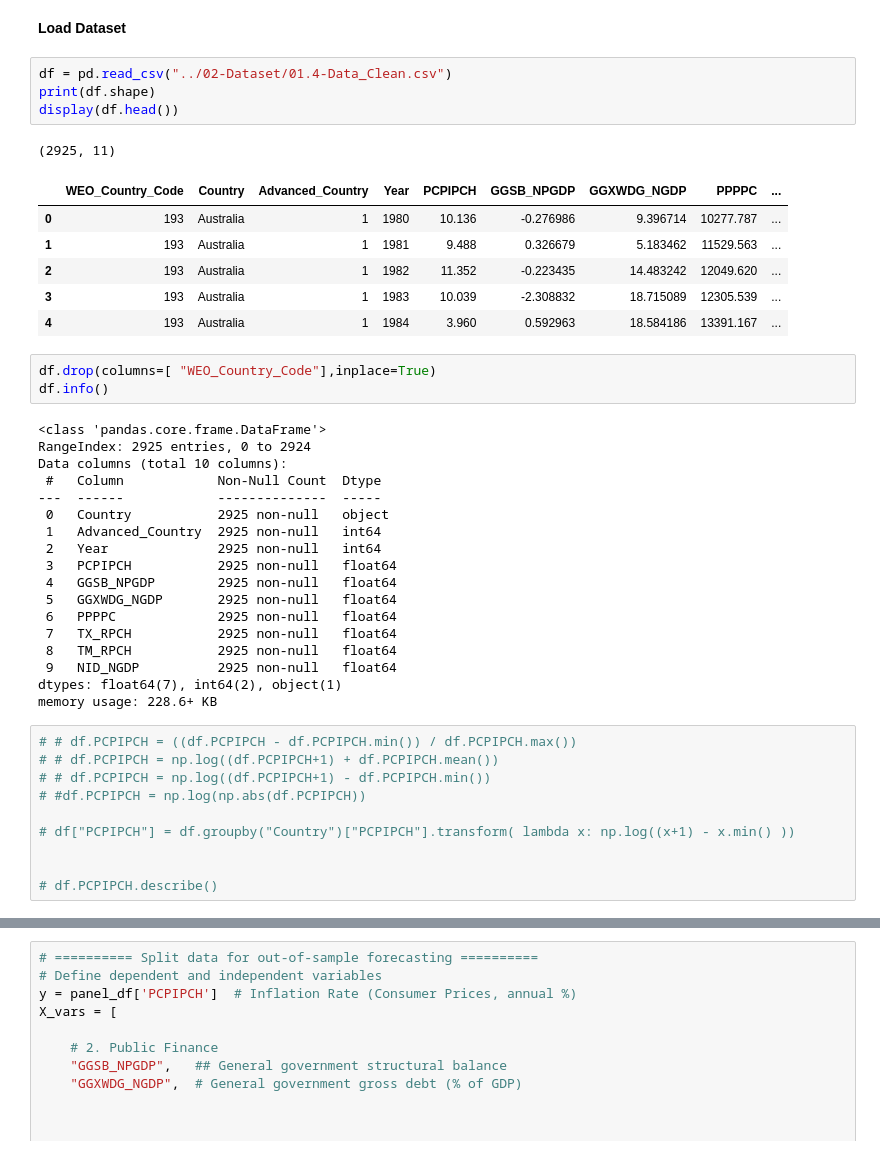
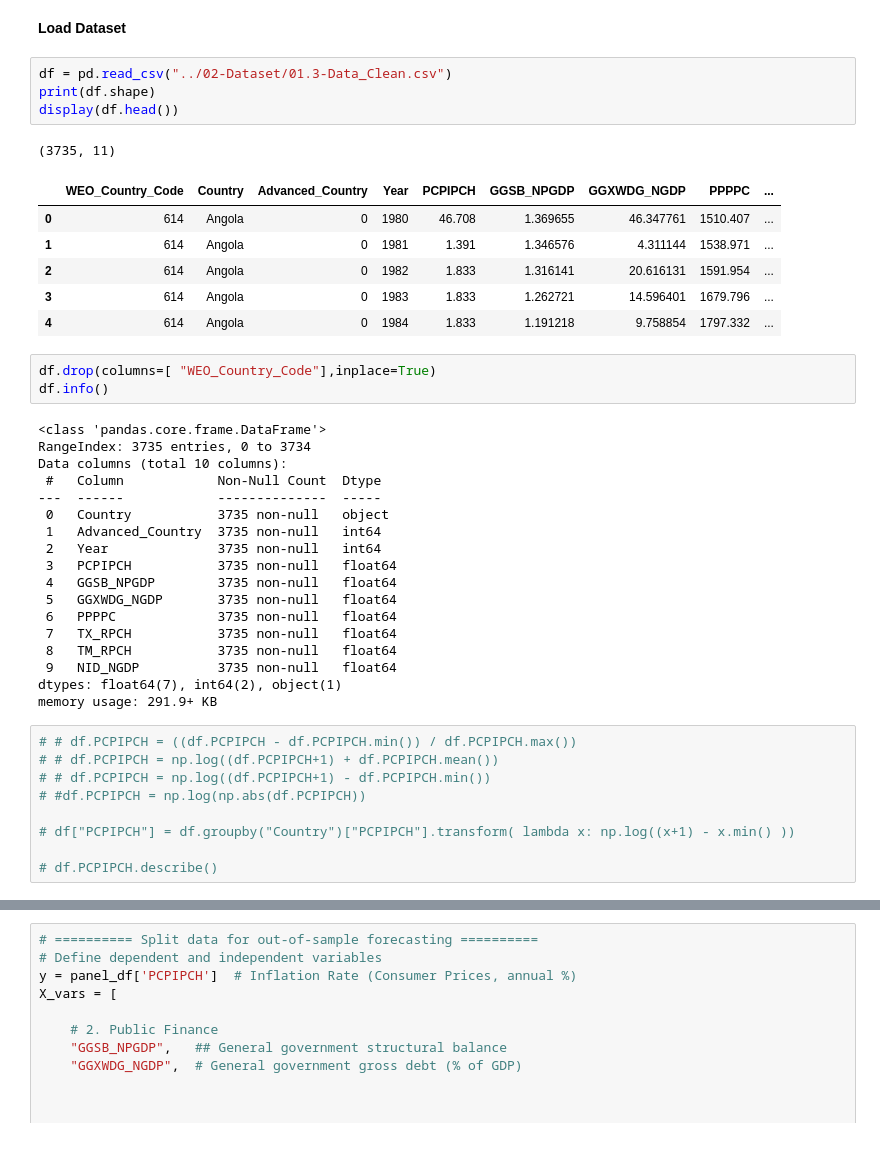
Before and after one commit to MohamedataS/Inflation-Forecasting-PanelModels, a Jupyter notebook: 05-Models_Panel_Data/01-Models_Python.ipynb, the cells around one changed output, grey strips where cells are left out. Saved outputs shown, nothing was run; the diff lists cells and outputs as text.

```diff
--- a/05-Models_Panel_Data/01-Models_Python.ipynb
+++ b/05-Models_Panel_Data/01-Models_Python.ipynb
@@ -159,38 +169,38 @@ pd.set_option('future.no_silent_downcasting', True)
 # %% [markdown]
 **Load Dataset**
 # %%
-df = pd.read_csv("../02-Dataset/01.4-Data_Clean.csv")
+df = pd.read_csv("../02-Dataset/01.3-Data_Clean.csv")
 print(df.shape)
 display(df.head())
 # %% [output]
-(2925, 11)
+(3735, 11)
 |  | WEO_Country_Code | Country | Advanced_Country | Year | PCPIPCH | GGSB_NPGDP | GGXWDG_NGDP | PPPPC | ... |
-| 0 | 193 | Australia | 1 | 1980 | 10.136 | -0.276986 | 9.396714 | 10277.787 | ... |
-| 1 | 193 | Australia | 1 | 1981 | 9.488 | 0.326679 | 5.183462 | 11529.563 | ... |
-| 2 | 193 | Australia | 1 | 1982 | 11.352 | -0.223435 | 14.483242 | 12049.620 | ... |
-| 3 | 193 | Australia | 1 | 1983 | 10.039 | -2.308832 | 18.715089 | 12305.539 | ... |
-| 4 | 193 | Australia | 1 | 1984 | 3.960 | 0.592963 | 18.584186 | 13391.167 | ... |
+| 0 | 614 | Angola | 0 | 1980 | 46.708 | 1.369655 | 46.347761 | 1510.407 | ... |
+| 1 | 614 | Angola | 0 | 1981 | 1.391 | 1.346576 | 4.311144 | 1538.971 | ... |
+| 2 | 614 | Angola | 0 | 1982 | 1.833 | 1.316141 | 20.616131 | 1591.954 | ... |
+| 3 | 614 | Angola | 0 | 1983 | 1.833 | 1.262721 | 14.596401 | 1679.796 | ... |
+| 4 | 614 | Angola | 0 | 1984 | 1.833 | 1.191218 | 9.758854 | 1797.332 | ... |
 # %%
 df.drop(columns=[ "WEO_Country_Code"],inplace=True)
 df.info()
 # %% [output]
 <class 'pandas.core.frame.DataFrame'>
-RangeIndex: 2925 entries, 0 to 2924
+RangeIndex: 3735 entries, 0 to 3734
 Data columns (total 10 columns):
  #   Column            Non-Null Count  Dtype
 ---  ------            --------------  -----
- 0   Country           2925 non-null   object
- 1   Advanced_Country  2925 non-null   int64
- 2   Year              2925 non-null   int64
- 3   PCPIPCH           2925 non-null   float64
- 4   GGSB_NPGDP        2925 non-null   float64
- 5   GGXWDG_NGDP       2925 non-null   float64
- 6   PPPPC             2925 non-null   float64
- 7   TX_RPCH           2925 non-null   float64
- 8   TM_RPCH           2925 non-null   float64
- 9   NID_NGDP          2925 non-null   float64
+ 0   Country           3735 non-null   object
+ 1   Advanced_Country  3735 non-null   int64
+ 2   Year              3735 non-null   int64
+ 3   PCPIPCH           3735 non-null   float64
+ 4   GGSB_NPGDP        3735 non-null   float64
+ 5   GGXWDG_NGDP       3735 non-null   float64
+ 6   PPPPC             3735 non-null   float64
+ 7   TX_RPCH           3735 non-null   float64
+ 8   TM_RPCH           3735 non-null   float64
+ 9   NID_NGDP          3735 non-null   float64
 dtypes: float64(7), int64(2), object(1)
-memory usage: 228.6+ KB
+memory usage: 291.9+ KB
 # %%
 # # df.PCPIPCH = ((df.PCPIPCH - df.PCPIPCH.min()) / df.PCPIPCH.max())
 # # df.PCPIPCH = np.log((df.PCPIPCH+1) + df.PCPIPCH.mean())
@@ -199,5 +209,4 @@ memory usage: 228.6+ KB
 
 # df["PCPIPCH"] = df.groupby("Country")["PCPIPCH"].transform( lambda x: np.log((x+1) - x.min() ))
 
-
 # df.PCPIPCH.describe()
```
Also changed, not shown: parts of 27 cells of this notebook, 12 other files.
